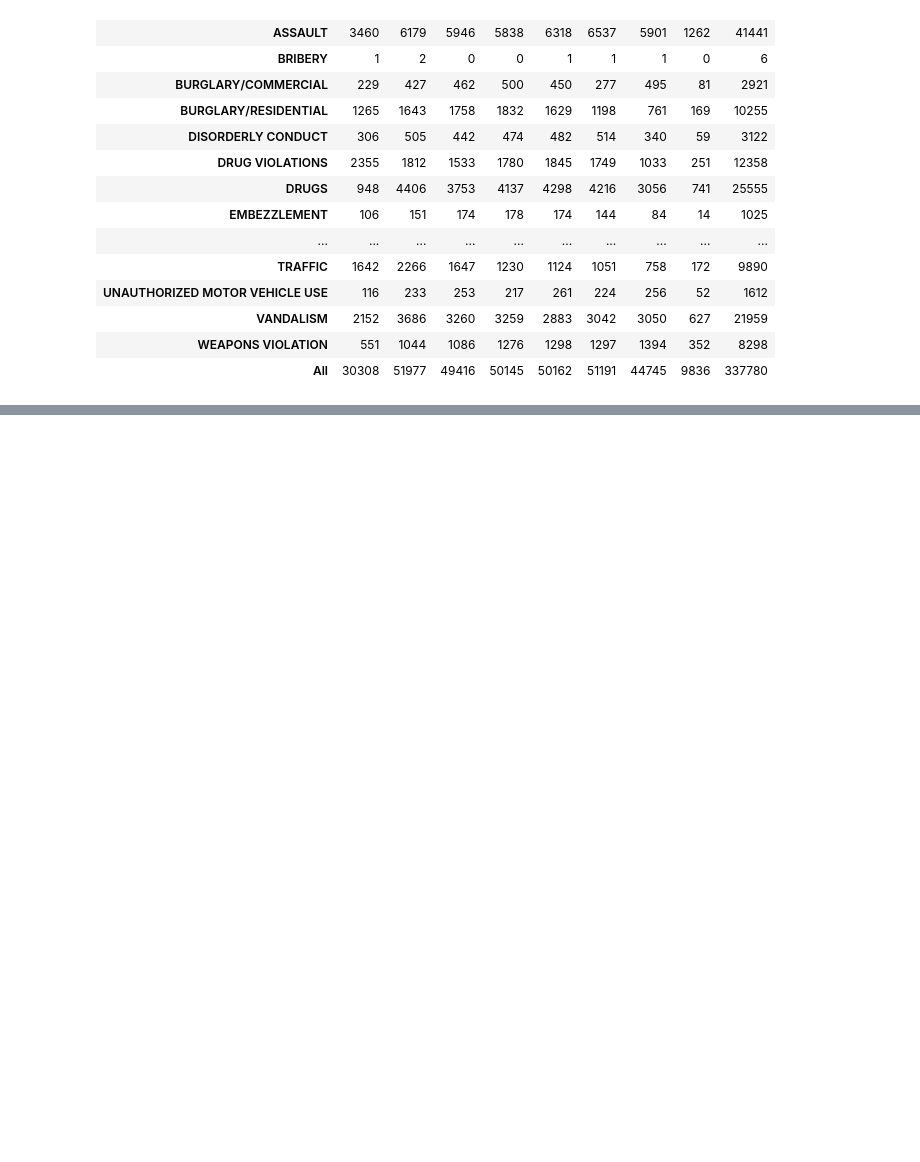
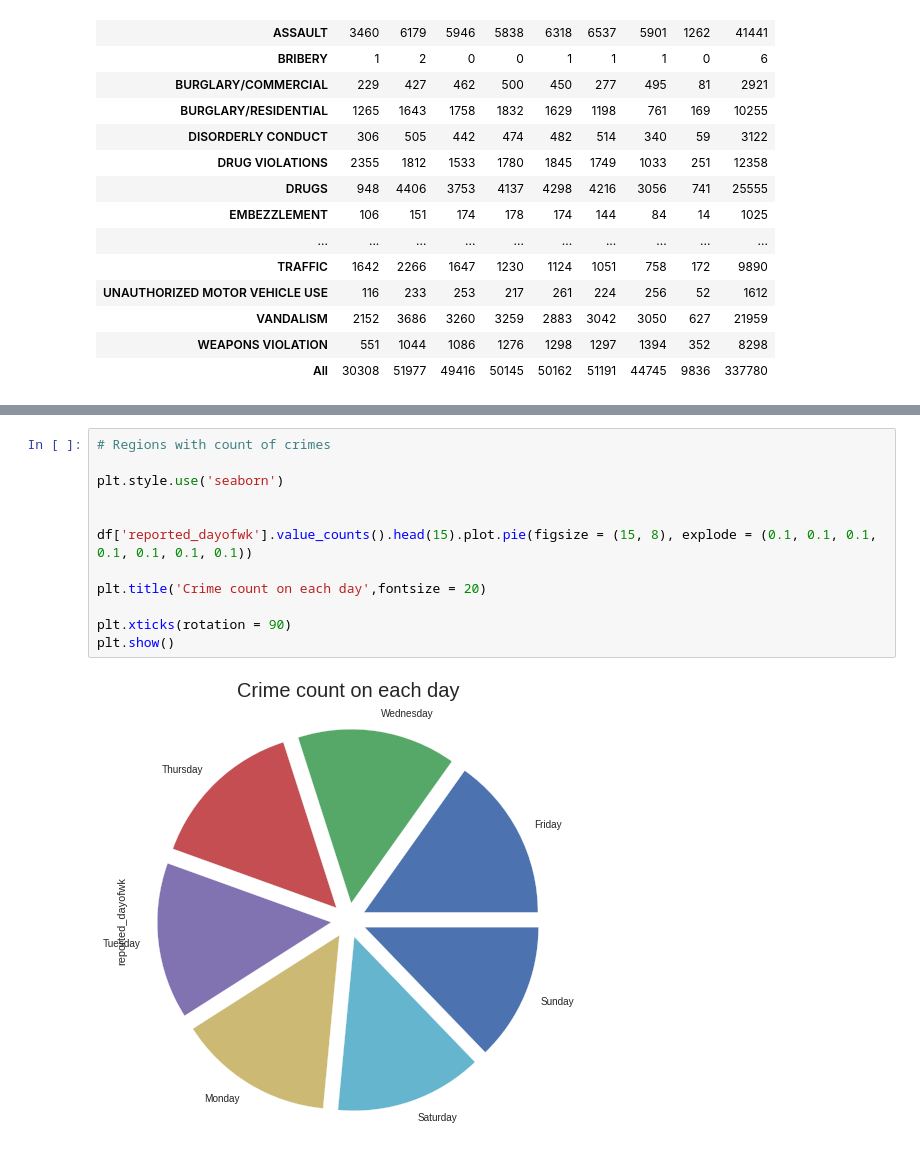
Before and after one commit to kimys0279/NCSU, a Jupyter notebook: Datathon.ipynb, the cells around one changed output, grey strips where cells are left out. Drawn from its saved outputs; the diff is of its cells as text; blank space fills up the shorter version.

```diff
--- a/Datathon.ipynb
+++ b/Datathon.ipynb
@@ -181,0 +207,14 @@ DataError: ignored
+# %%
+# Regions with count of crimes
+
+plt.style.use('seaborn')
+
+
+df['reported_dayofwk'].value_counts().head(15).plot.pie(figsize = (15, 8), explode = (0.1, 0.1, 0.1, 0.1, 0.1, 0.1, 0.1))
+
+plt.title('Crime count on each day',fontsize = 20)
+
+plt.xticks(rotation = 90)
+plt.show()
+# %% [output]
+[figure, added]
```
Also changed, not shown: parts of 12 cells of this notebook.
